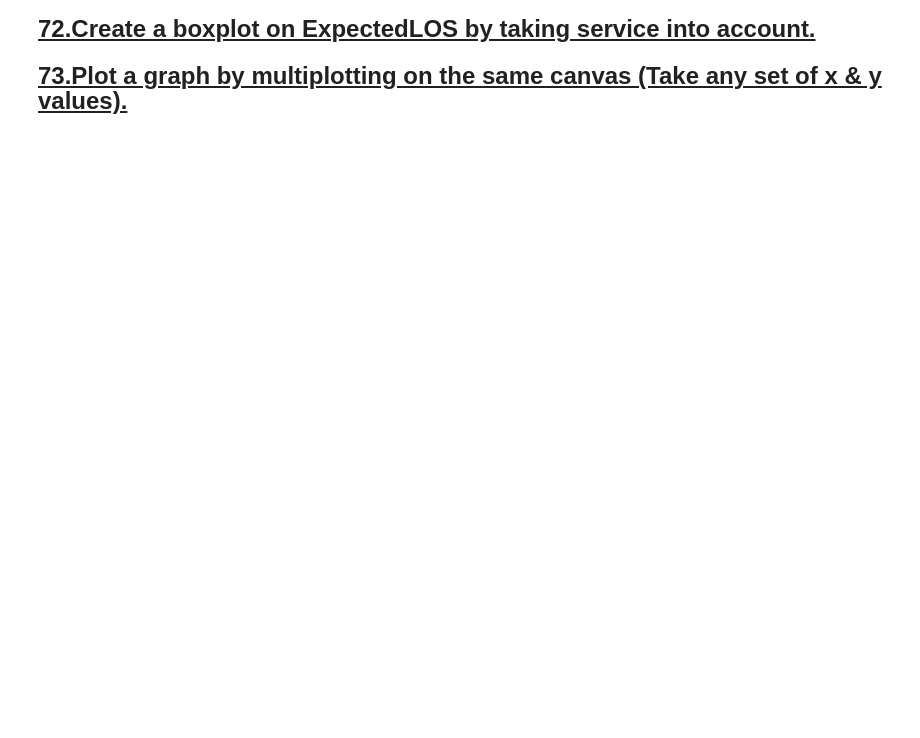
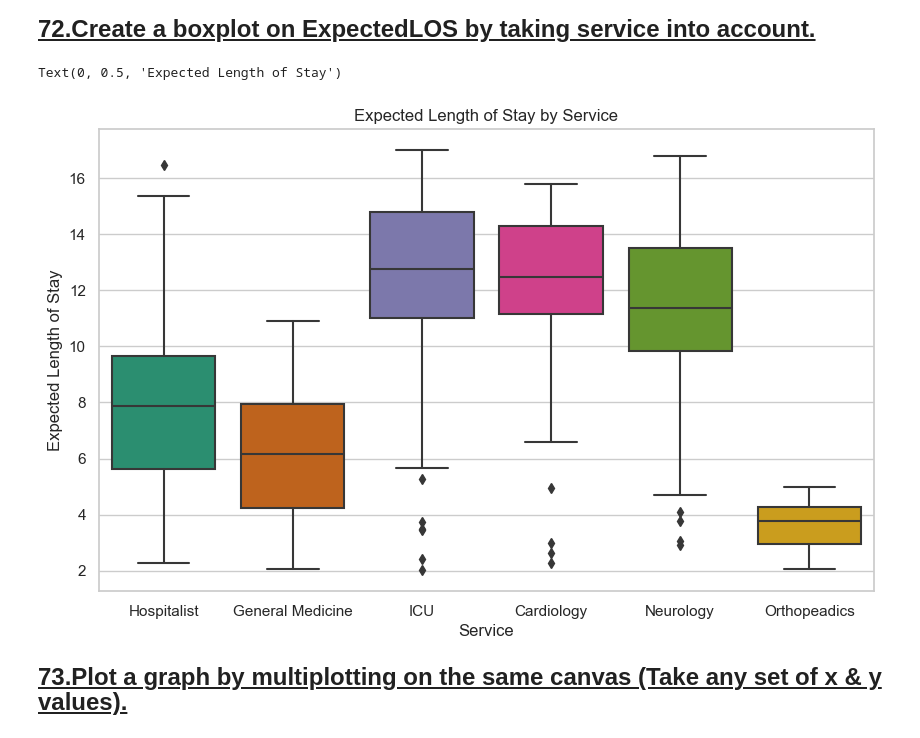
Before and after one commit to JyotsnaSusan/5Py, a Jupyter notebook: 5Py_FinalQuestions.ipynb, the cells around one changed output. Drawn from its saved outputs; the diff is of its cells as text; code cells hidden in the pictures; blank space fills up the shorter version.

```diff
--- a/5Py_FinalQuestions.ipynb
+++ b/5Py_FinalQuestions.ipynb
@@ -726,4 +747,14 @@ plt.show()
 # %% [markdown]
 <font size="5"><b><u>72.Create a boxplot on ExpectedLOS by taking service into account.</u></b></font>
+# %%
+sns.set(style="whitegrid", palette="Dark2")
+plt.figure(figsize=(10, 6))
+sns.boxplot(data=df_ReadmissionRegistry, x="Service",y="ExpectedLOS")
+plt.title("Expected Length of Stay by Service")
+plt.xlabel("Service")
+plt.ylabel("Expected Length of Stay")
+# %% [output]
+Text(0, 0.5, 'Expected Length of Stay')
+[figure, added]
 # %% [markdown]
 <font size="5"><b><u>73.Plot a graph by multiplotting on the same canvas  (Take any set of x & y values).</u></b></font>
```
Also changed, not shown: parts of 7 cells of this notebook, 3 other files.
